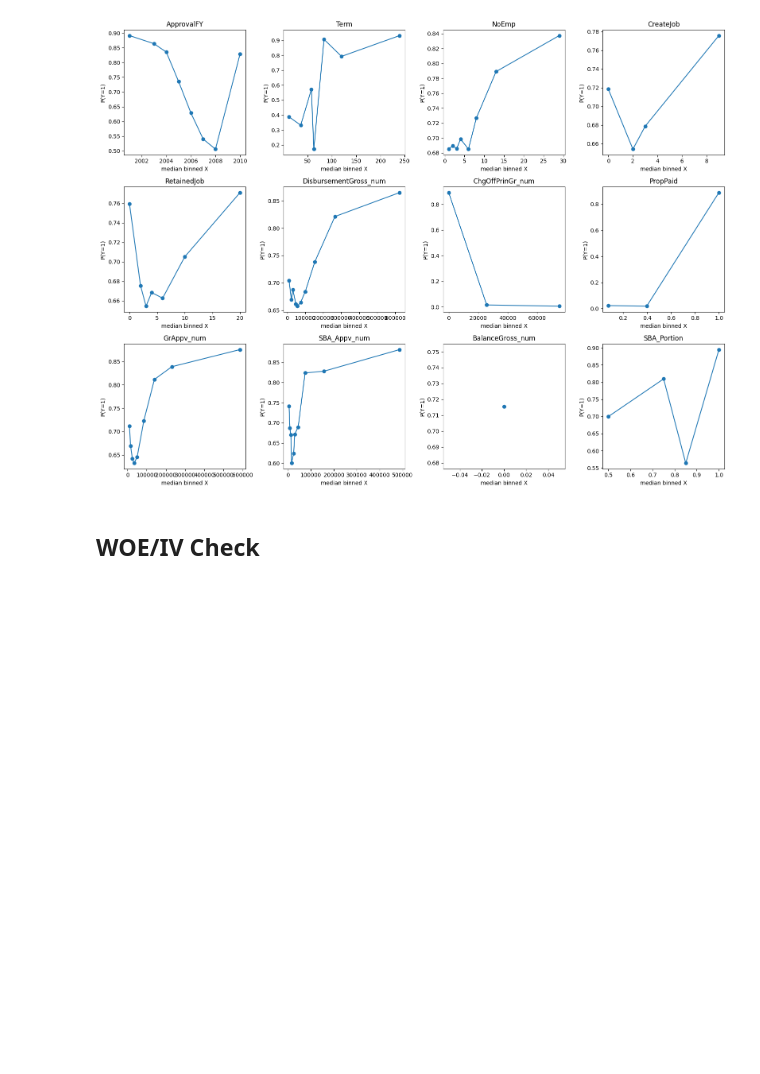
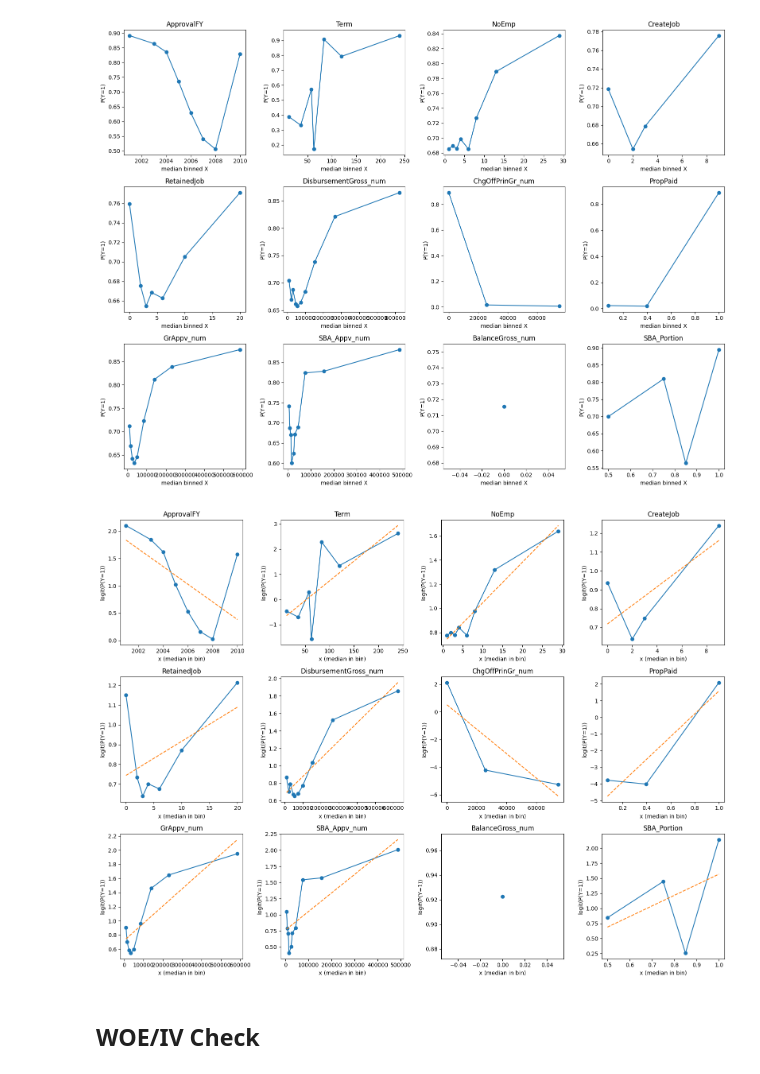
Before and after one commit to smatveev17/STAT-431-Final-Project, a Jupyter notebook: 02_eda/02_eda.ipynb, the cells around one changed output. Saved outputs shown, nothing was run; the diff lists cells and outputs as text; code cells hidden in the pictures; blank space fills up the shorter version.

Commit message:
updated binned plots to use logit too

```diff
--- a/02_eda/02_eda.ipynb
+++ b/02_eda/02_eda.ipynb
@@ -164,3 +212,7 @@ binned_binary_plot(df, num_predictors, target="PaidInFull", bins=10)
+# %%
+binned_logit_plot(df, num_predictors, target="PaidInFull")
+# %% [output]
+[figure, added]
 # %% [markdown]
 ## WOE/IV Check
 # %%
```
Also changed, not shown: parts of 1 cell of this notebook.
